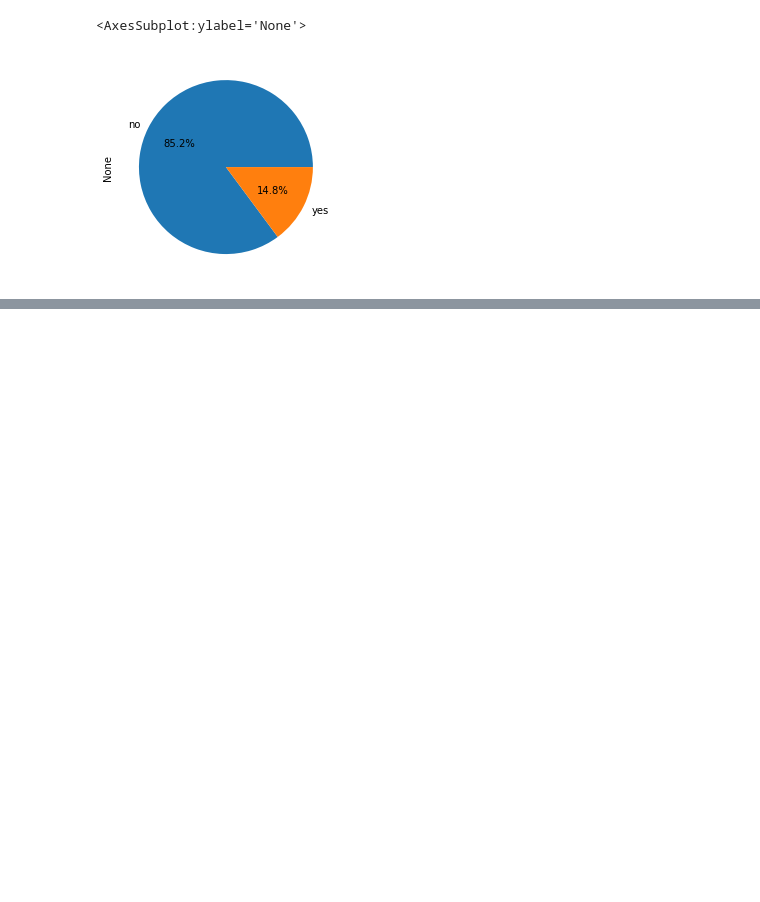
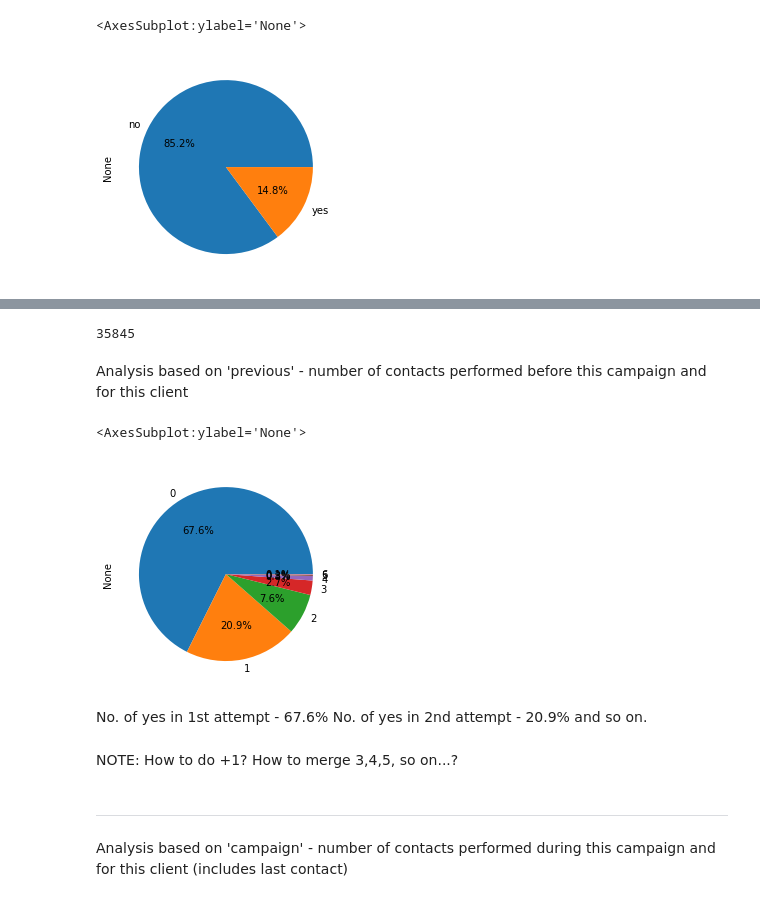
Before and after one commit to ilaav/b1CapstoneProject, a Jupyter notebook: Data Analysis.ipynb, the cells around one changed output, grey strips where cells are left out. Saved outputs shown, nothing was run; the diff lists cells and outputs as text; code cells hidden in the pictures; blank space fills up the shorter version.

```diff
--- a/Data Analysis.ipynb
+++ b/Data Analysis.ipynb
@@ -95,0 +145,24 @@ display(df_telephone)
+# %%
+#Count of all rows in poutcome
+f=fail.poutcome.count()
+f
+# %% [output]
+35845
+# %% [markdown]
+Analysis based on 'previous' - number of contacts performed before this campaign and for this client
+# %%
+attempt_prev =  df1[["y", "previous"]].loc[(df1["y"] == "yes")]
+# %%
+attempt_prev.groupby('previous').size().plot.pie(autopct='%1.1f%%')
+# %% [output]
+<AxesSubplot:ylabel='None'>
+[figure, added]
+# %% [markdown]
+No. of yes in 1st attempt - 67.6%
+No. of yes in 2nd attempt - 20.9% and so on.
+# %% [markdown]
+NOTE: How to do +1? How to merge 3,4,5, so on...?
+# %% [markdown]
+-----------------------------------------------------------------------------------------------------------------
+# %% [markdown]
+Analysis based on 'campaign' - number of contacts performed during this campaign and for this client (includes last contact)
```
Also changed, not shown: parts of 39 cells of this notebook.
